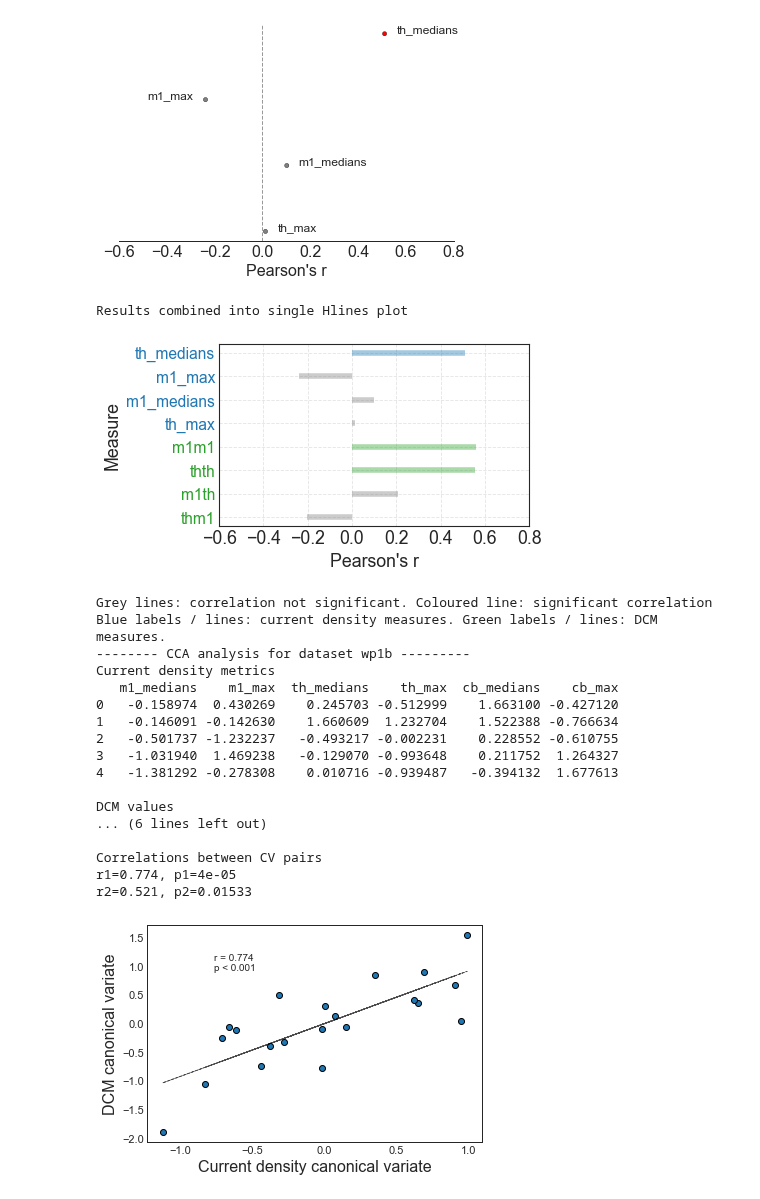
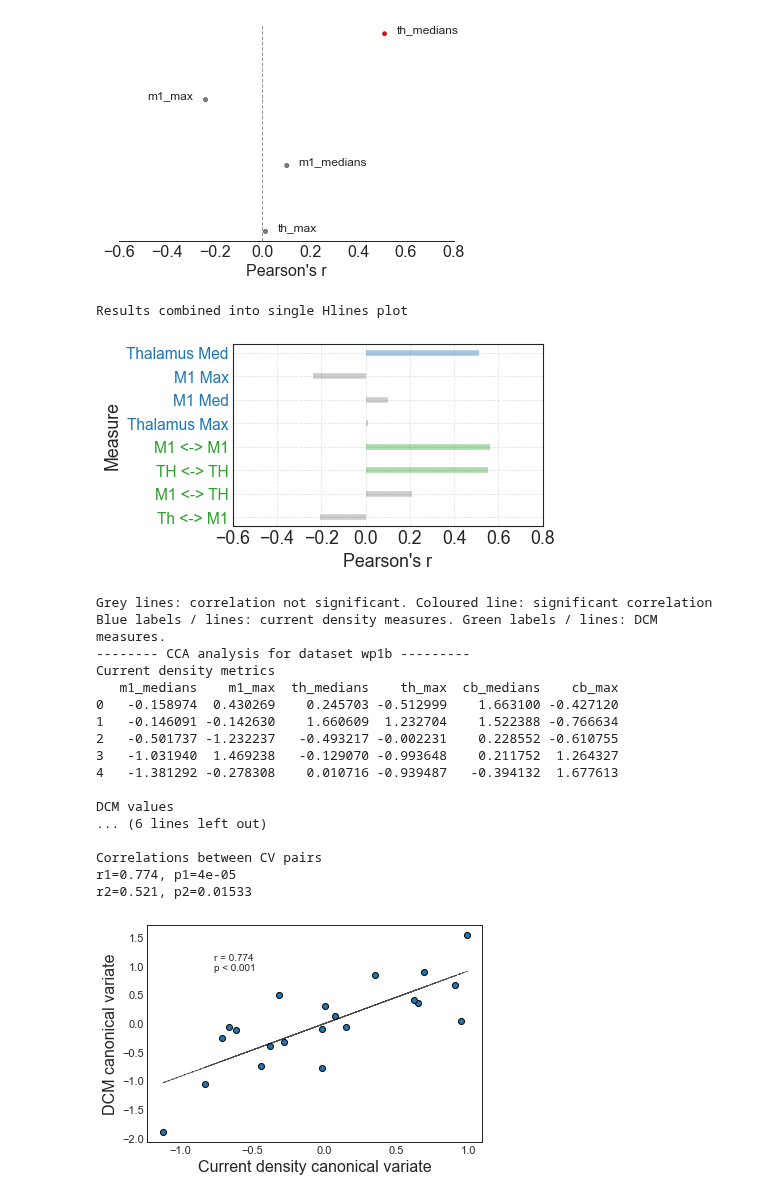
Before and after one commit to davide-aloi/wp1_2_roast, a Jupyter notebook: wp_all_8_current_density_cor.ipynb, the cells around one changed output. Drawn from its saved outputs; the diff is of its cells as text; code cells hidden in the pictures.

Commit message:
plots adjusted

```diff
--- a/wp_all_8_current_density_cor.ipynb
+++ b/wp_all_8_current_density_cor.ipynb
@@ -195,9 +195,26 @@ for db_id, db in enumerate(db_names):
     results[0]['rank'] = np.flip(results[0].index.values)
     results[1]['rank'] = np.flip(results[1].index.values) + results[0].shape[0]
 
+    # Renaming some rows for clearer labels!
+    results[1]['measure'] = results[1]['measure'].str.replace('_medians',' Med')
+    results[1]['measure'] = results[1]['measure'].str.replace('_max',' Max')
+    results[1]['measure'] = results[1]['measure'].str.replace('cb','Cereb.')
+    results[1]['measure'] = results[1]['measure'].str.replace('m1','M1')
+    results[1]['measure'] = results[1]['measure'].str.replace('th','Thalamus')
+
+    results[0]['measure'] = results[0]['measure'].str.replace('m1m1','M1 <-> M1')
+    results[0]['measure'] = results[0]['measure'].str.replace('thth','TH <-> TH')
+    results[0]['measure'] = results[0]['measure'].str.replace('m1th','M1 <-> TH')
+    results[0]['measure'] = results[0]['measure'].str.replace('thm1','Th <-> M1')
+
+
+
     df_all = pd.concat([results[0], results[1]], ignore_index=True)
     df_all['sig'] =  np.where(df_all['p'] < 0.05, 'sig', 'not-sig')
 
+
+
+    # Plot
     plt.figure(figsize=(5,3), dpi= 80)
     plt.hlines(y=df_all['rank'], xmin=0, xmax=df_all['r'], color=df_all.col, alpha=0.4, linewidth=5)
 
@@ -225,34 +242,34 @@ Current density metrics
 3   -0.665023 -1.268581   -0.250689 -0.461470
 4    0.777813  0.006170    1.643100 -0.504230
 
 DCM values
        m1m1      thth      m1th      thm1
 0  0.300931  1.085120 -1.125615 -0.815612
 1 -1.533606  0.598047  0.172432 -0.076831
 2 -2.011669 -1.517923 -0.709467  0.424610
 3  1.769832  0.171052 -0.640999 -0.924352
 4 -0.010210  0.366904 -0.165926 -0.092548
 
 Correlations between CV pairs
 r1=0.655, p1=0.00093
 r2=0.484, p2=0.02261
 [figure]
 ---- CCA analysis db: wp2a ----
 Correlations between first current density variate and DCM measures
 m1m1: r=0.561, p=0.00661
 thth: r=0.555, p=0.00737
 m1th: r=0.208, p=0.35397
 thm1: r=-0.204, p=0.36148
 
 Correlations between first DCM variate and current density measures
 m1_medians: r=0.102, p=0.6531
 m1_max: r=-0.238, p=0.28556
 th_medians: r=0.511, p=0.0152
 th_max: r=0.012, p=0.95606
 [figure]
 [figure]
 Results combined into single Hlines plot
-[figure, old version]
+[figure, new version]
 Grey lines: correlation not significant. Coloured line: significant correlation
 Blue labels / lines: current density measures. Green labels / lines: DCM measures.
 -------- CCA analysis for dataset wp1b ---------
```
